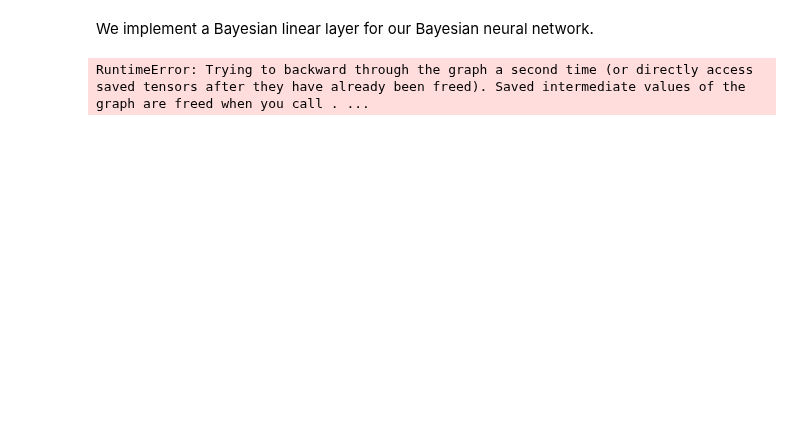
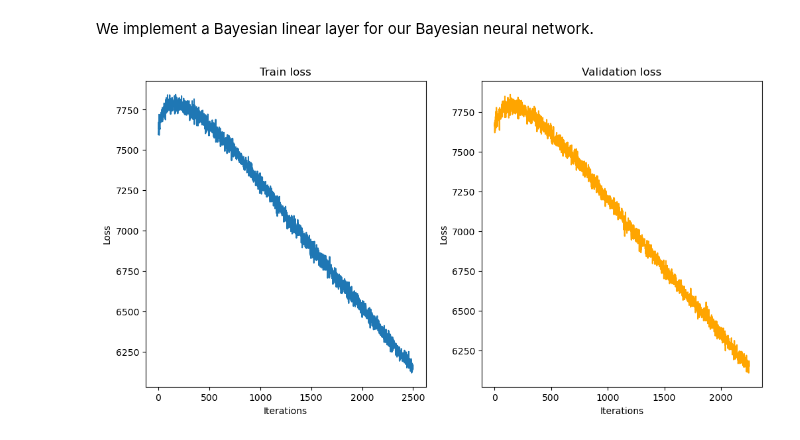
Before and after one commit to Malthe57/MastersThesis, a Jupyter notebook: notebooks/BNNprototype.ipynb, the cells around one changed output. Drawn from its saved outputs; the diff is of its cells as text; code cells hidden in the pictures; blank space fills up the shorter version.

```diff
--- a/notebooks/BNNprototype.ipynb
+++ b/notebooks/BNNprototype.ipynb
@@ -90,6 +89,8 @@ class Gaussian(object):
         self.mu = mu
         self.rho = rho
         self.normal = torch.distributions.Normal(0, 1)
+        self.device = torch.device("cuda" if torch.cuda.is_available() else "cpu")
+
 
     @property # @property so we can call self.sigma directly rather than self.sigma()
     def sigma(self):
@@ -98,6 +99,8 @@ class Gaussian(object):
     def sample(self):
         # sample noise from normal distribution
         epsilon = self.normal.sample(self.rho.size())
+        epsilon = epsilon.to(self.device)
+
         return self.mu + self.sigma * epsilon # scale with mu and sigma
 
     def log_prob(self, w):
@@ -140,12 +149,14 @@ class ScaleMixturePrior(object):
         assert sigma2 < 1, "Error: sigma2 must be less than 1."
 
         self.pi = pi
+        self.device = torch.device("cuda" if torch.cuda.is_available() else "cpu")
 
         self.sigma1 = sigma1
         self.sigma2 = sigma2
 
-        self.gaussian1 = torch.distributions.Normal(0,sigma1)
-        self.gaussian2 = torch.distributions.Normal(0,sigma2)
+        self.gaussian1 = torch.distributions.Normal(torch.tensor(0).to(self.device),sigma1.to(self.device))
+        self.gaussian2 = torch.distributions.Normal(torch.tensor(0).to(self.device),sigma2.to(self.device))
+
 
     def log_prob(self, w):
         """
@@ -154,4 +165,4 @@ class ScaleMixturePrior(object):
 
         p1 = torch.exp(self.gaussian1.log_prob(w)) # torch.exp of log pdf so we get the pdf
         p2 = torch.exp(self.gaussian2.log_prob(w))
-        return torch.log(self.pi * p1 + (1-self.pi) * p2)
+        return torch.log(self.pi * p1 + (1-self.pi) * p2).sum()
@@ -271,25 +336,10 @@ class BayesianNeuralNetwork(nn.Module):
-# %%
-# seed workers for reproducibility
-def seed_worker(worker_id):
-    worker_seed = torch.initial_seed() % 2**32
-    np.random.seed(worker_seed)
-    random.seed(worker_seed)
-
-g = torch.Generator()
-g.manual_seed(0)
-
-traindata = ToyDataset(x, y)
-trainloader = DataLoader(traindata, batch_size=60, shuffle=True, worker_init_fn=seed_worker, generator=g, collate_fn=collate_fn)
-
-valdata = ToyDataset(x_val, y_val)
-valloader = DataLoader(valdata, batch_size=60, shuffle=False, collate_fn=collate_fn)
-
-testdata = ToyDataset(x_test, y_test)
-testloader = DataLoader(testdata, batch_size=N_test, shuffle=False, collate_fn=collate_fn)
-
-# create model
-BNN_model = BayesianNeuralNetwork(32, 128)
-optimizer = torch.optim.Adam(BNN_model.parameters(), lr=3e-4)
+# %%
+device = torch.device("cuda" if torch.cuda.is_available() else "cpu")
+
+# create model
+BNN_model = BayesianNeuralNetwork(32, 128, device=device)
+BNN_model.to(device)
+optimizer = torch.optim.SGD(BNN_model.parameters(), lr=3e-4)
 # %%
 # useful functions 🤖
 
@@ -357,6 +439,6 @@ def plot_loss(losses, val_losses):
 # %%
-losses, val_losses = train(BNN_model, optimizer, trainloader, valloader, epochs=500, model_name='BNN', val_every_n_epochs=10)
+losses, log_priors, log_variational_posteriors, NLLs, val_losses = train_BNN(BNN_model, optimizer, trainloader, valloader, epochs=2500, model_name='BNN', val_every_n_epochs=10, device=device)
 
 plot_loss(losses, val_losses)
 # %% [output]
-RuntimeError: Trying to backward through the graph a second time (or directly access saved tensors after they have already been freed). Saved intermediate values of the graph are freed when you call . ...
+[figure, added]
```
Also changed, not shown: parts of 12 cells of this notebook.
